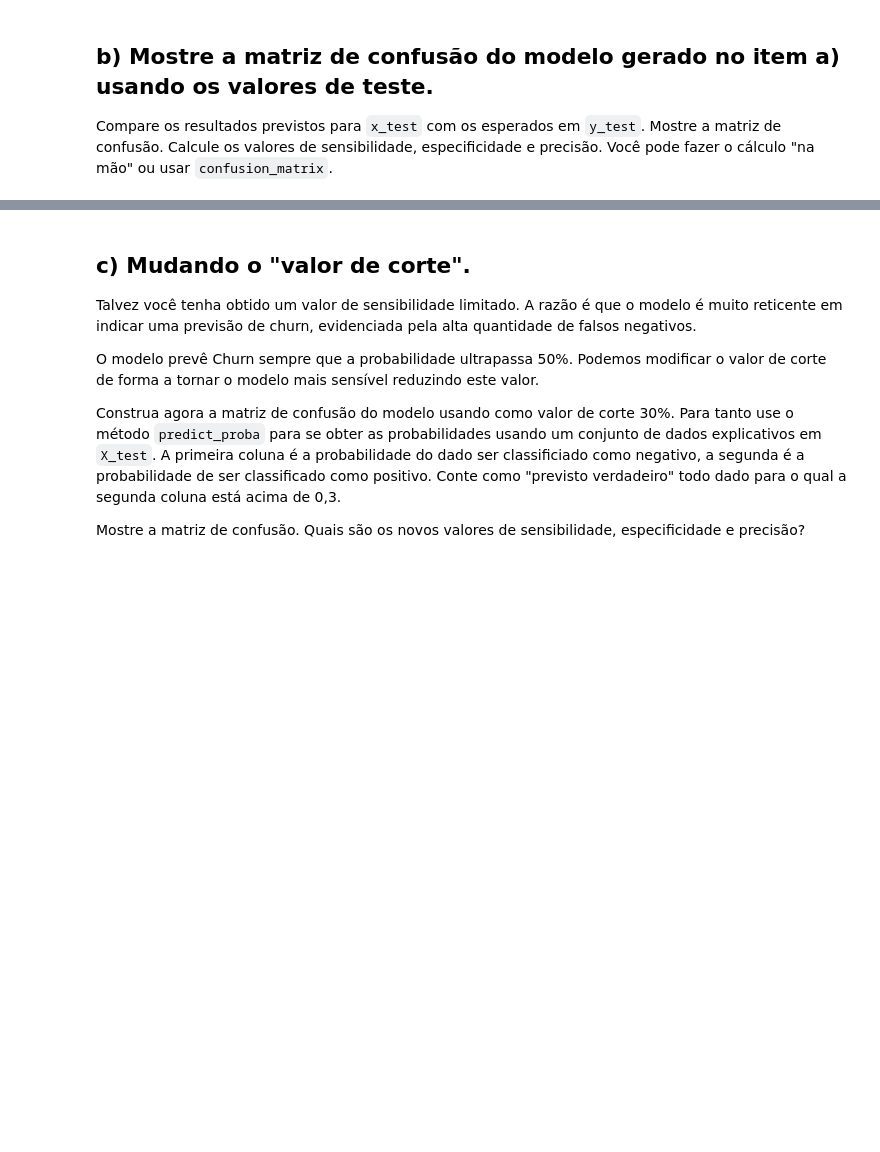
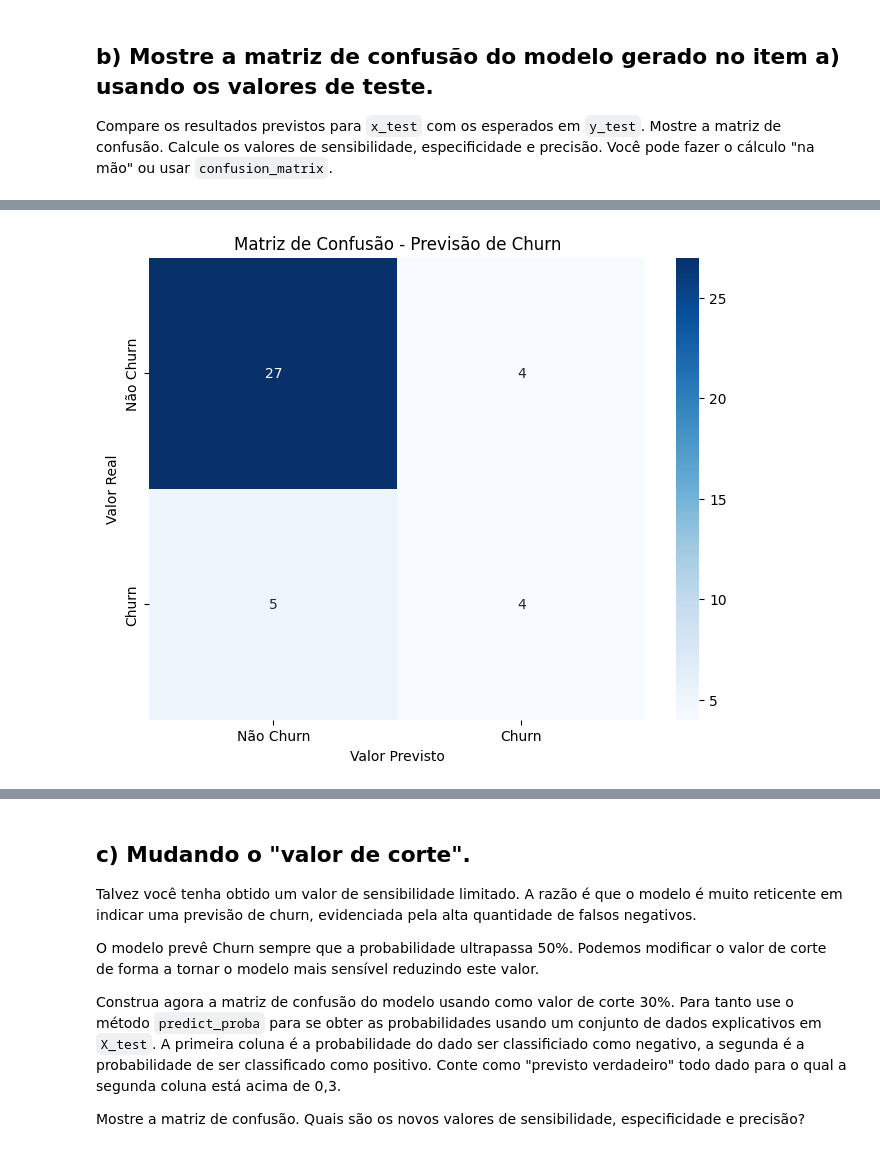
Before and after one commit to siquette/IAD-004-2025-2, a Jupyter notebook: PECE_AP1_Exercicios_regressão_logistica_2025.ipynb, the cells around one changed output, grey strips where cells are left out. Drawn from its saved outputs; the diff is of its cells as text; code cells hidden in the pictures; blank space fills up the shorter version.

```diff
--- a/PECE_AP1_Exercicios_regressão_logistica_2025.ipynb
+++ b/PECE_AP1_Exercicios_regressão_logistica_2025.ipynb
@@ -548,0 +610,73 @@
+# %%
+
+
+
+y_pred = modelo_logistico.predict(X_test)
+
+
+matriz_conf = confusion_matrix(y_test, y_pred)
+print("Matriz de Confusão:")
+print(matriz_conf)
+print("\nInterpretação da Matriz:")
+print("[[Verdadeiros Negativos (VN), Falsos Positivos (FP)]")
+print(" [Falsos Negativos (FN), Verdadeiros Positivos (VP)]]")
+
+# Extraindo os valores da matriz
+VN = matriz_conf[0, 0]  # Verdadeiros Negativos
+FP = matriz_conf[0, 1]  # Falsos Positivos
+FN = matriz_conf[1, 0]  # Falsos Negativos
+VP = matriz_conf[1, 1]  # Verdadeiros Positivos
+
+print(f"\nVN (Não churn correto): {VN}")
+print(f"FP (Previu churn mas não era): {FP}")
+print(f"FN (Previu não churn mas era): {FN}")
+print(f"VP (Churn correto): {VP}")
+
+sensibilidade = VP / (VP + FN)
+print(f"\nSensibilidade (Recall):")
+print(f"Fórmula: VP / (VP + FN)")
+print(f"Cálculo: {VP} / ({VP} + {FN}) = {sensibilidade:.4f}")
+print(f"Interpretação: {sensibilidade:.2%} dos clientes que fizeram churn foram identificados corretamente")
+
+especificidade = VN / (VN + FP)
+print(f"\nEspecificidade:")
+print(f"Fórmula: VN / (VN + FP)")
+print(f"Cálculo: {VN} / ({VN} + {FP}) = {especificidade:.4f}")
+print(f"Interpretação: {especificidade:.2%} dos clientes que NÃO fizeram churn foram identificados corretamente")
+
+
+if (VP + FP) > 0:
+    precisao = VP / (VP + FP)
+else:
+    precisao = 0
+print(f"\nPrecisão:")
+print(f"Fórmula: VP / (VP + FP)")
+print(f"Cálculo: {VP} / ({VP} + {FP}) = {precisao:.4f}")
+print(f"Interpretação: {precisao:.2%} das previsões de churn estavam corretas")
+
+# Acurácia geral
+acuracia = (VP + VN) / (VP + VN + FP + FN)
+print(f"\nAcurácia Geral:")
+print(f"Fórmula: (VP + VN) / Total")
+print(f"Cálculo: ({VP} + {VN}) / {VP + VN + FP + FN} = {acuracia:.4f}")
+print(f"Interpretação: {acuracia:.2%} de todas as previsões estavam corretas")
+
+# Visualização gráfica da matriz de confusão
+import matplotlib.pyplot as plt
+import seaborn as sns
+
+plt.figure(figsize=(8, 6))
+sns.heatmap(matriz_conf, annot=True, fmt='d', cmap='Blues',
+            xticklabels=['Não Churn', 'Churn'],
+            yticklabels=['Não Churn', 'Churn'])
+plt.title('Matriz de Confusão - Previsão de Churn')
+plt.ylabel('Valor Real')
+plt.xlabel('Valor Previsto')
+plt.show()
+
+# Relatório completo
+print("\n" + "="*50)
+print("RELATÓRIO COMPLETO (sklearn):")
+print("="*50)
+print(classification_report(y_test, y_pred, target_names=['Não Churn', 'Churn']))
+# %% [output]
@@ -548,0 +700 @@
+[figure, added]
```
Also changed, not shown: parts of 19 cells of this notebook.
